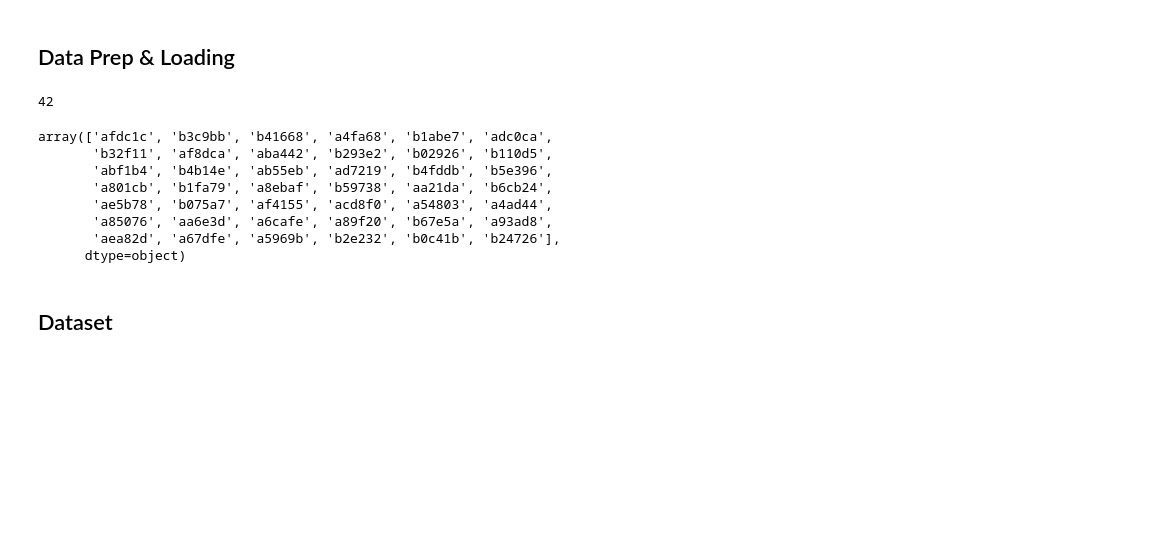
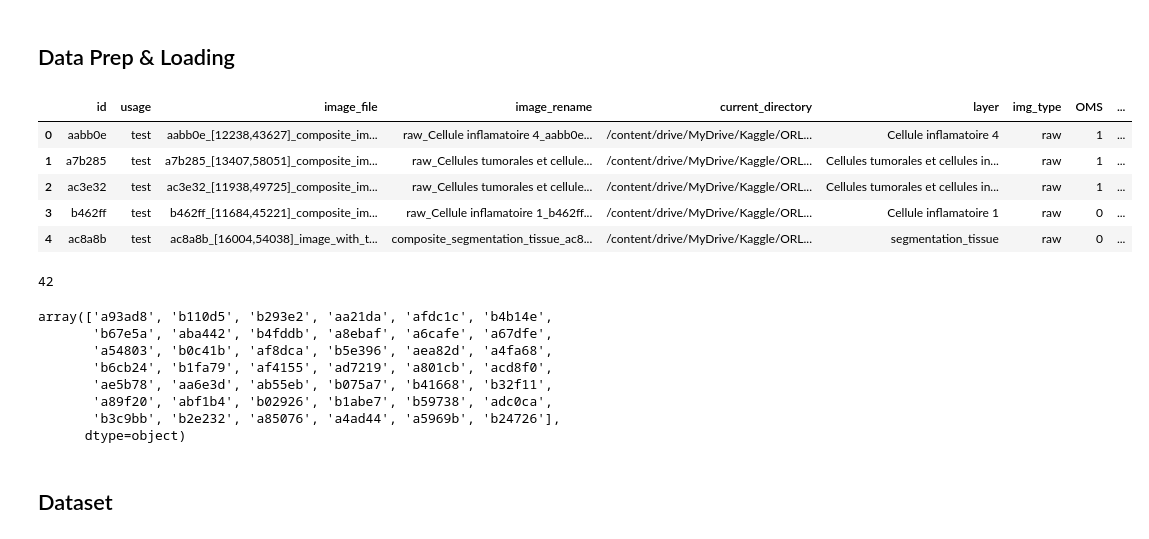
Before and after one commit to BurgundyIsAPublicEnemy/EPIDEMIUM-Season-3, a Jupyter notebook: Run_Model_ipynb.ipynb, the cells around one changed output. Cells and saved outputs as stored; diff of their text form; code cells hidden in the pictures; blank space fills up the shorter version.

```diff
--- a/Run_Model_ipynb.ipynb
+++ b/Run_Model_ipynb.ipynb
@@ -127,8 +129,17 @@ path.ls()
 ## Data Prep & Loading
 # %%
 # get train
-train_df = pd.read_csv(str(path.ls()[2]))
-test_df = pd.read_csv(str(path.ls()[5]))
+train_df = pd.read_csv(str(path.ls()[5]))
+test_df = pd.read_csv(str(path.ls()[3]))
+# %%
+test_df.head()
+# %% [output]
+|  | id | usage | image_file | image_rename | current_directory | layer | img_type | OMS | ... |
+| 0 | aabb0e | test | aabb0e_[12238,43627]_composite_im... | raw_Cellule inflamatoire 4_aabb0e... | /content/drive/MyDrive/Kaggle/ORL... | Cellule inflamatoire 4 | raw | 1 | ... |
+| 1 | a7b285 | test | a7b285_[13407,58051]_composite_im... | raw_Cellules tumorales et cellule... | /content/drive/MyDrive/Kaggle/ORL... | Cellules tumorales et cellules in... | raw | 1 | ... |
+| 2 | ac3e32 | test | ac3e32_[11938,49725]_composite_im... | raw_Cellules tumorales et cellule... | /content/drive/MyDrive/Kaggle/ORL... | Cellules tumorales et cellules in... | raw | 1 | ... |
+| 3 | b462ff | test | b462ff_[11684,45221]_composite_im... | raw_Cellule inflamatoire 1_b462ff... | /content/drive/MyDrive/Kaggle/ORL... | Cellule inflamatoire 1 | raw | 0 | ... |
+| 4 | ac8a8b | test | ac8a8b_[16004,54038]_image_with_t... | composite_segmentation_tissue_ac8... | /content/drive/MyDrive/Kaggle/ORL... | segmentation_tissue | raw | 0 | ... |
 # %%
 # unique patinet ids
 unique_patient_ids = train_df.id.unique()
@@ -138,13 +149,13 @@ len(unique_patient_ids)
 # %%
 unique_patient_ids
 # %% [output]
-array(['afdc1c', 'b3c9bb', 'b41668', 'a4fa68', 'b1abe7', 'adc0ca',
-       'b32f11', 'af8dca', 'aba442', 'b293e2', 'b02926', 'b110d5',
-       'abf1b4', 'b4b14e', 'ab55eb', 'ad7219', 'b4fddb', 'b5e396',
-       'a801cb', 'b1fa79', 'a8ebaf', 'b59738', 'aa21da', 'b6cb24',
-       'ae5b78', 'b075a7', 'af4155', 'acd8f0', 'a54803', 'a4ad44',
-       'a85076', 'aa6e3d', 'a6cafe', 'a89f20', 'b67e5a', 'a93ad8',
-       'aea82d', 'a67dfe', 'a5969b', 'b2e232', 'b0c41b', 'b24726'],
+array(['a93ad8', 'b110d5', 'b293e2', 'aa21da', 'afdc1c', 'b4b14e',
+       'b67e5a', 'aba442', 'b4fddb', 'a8ebaf', 'a6cafe', 'a67dfe',
+       'a54803', 'b0c41b', 'af8dca', 'b5e396', 'aea82d', 'a4fa68',
+       'b6cb24', 'b1fa79', 'af4155', 'ad7219', 'a801cb', 'acd8f0',
+       'ae5b78', 'aa6e3d', 'ab55eb', 'b075a7', 'b41668', 'b32f11',
+       'a89f20', 'abf1b4', 'b02926', 'b1abe7', 'b59738', 'adc0ca',
+       'b3c9bb', 'b2e232', 'a85076', 'a4ad44', 'a5969b', 'b24726'],
       dtype=object)
 # %% [markdown]
 ## Dataset
```
Also changed, not shown: parts of 12 cells of this notebook.
